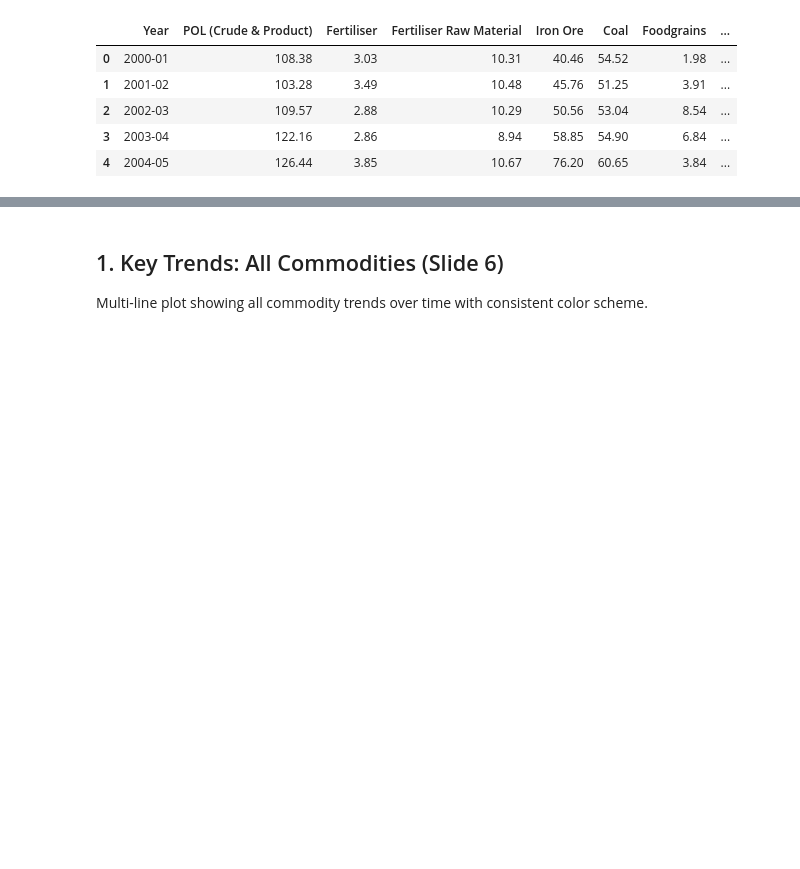
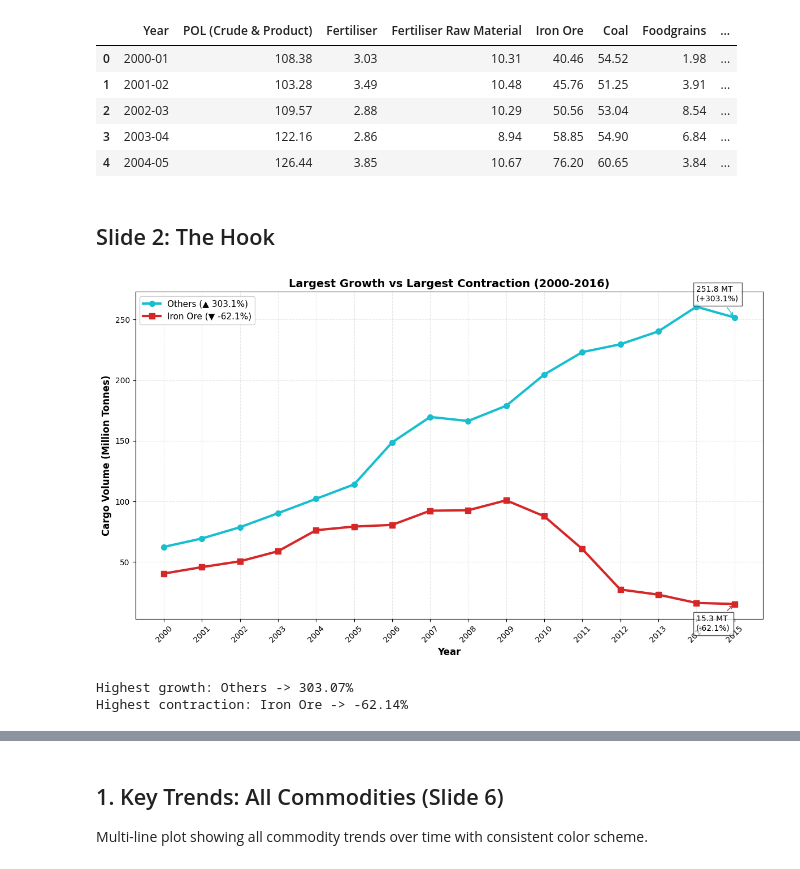
Before and after one commit to sarthak-somani/stats-project, a Jupyter notebook: slide-level-charts.ipynb, the cells around one changed output, grey strips where cells are left out. Saved outputs shown, nothing was run; the diff lists cells and outputs as text; code cells hidden in the pictures; blank space fills up the shorter version.

```diff
--- a/slide-level-charts.ipynb
+++ b/slide-level-charts.ipynb
@@ -48,3 +48,63 @@ Commodities: ['POL (Crude & Product)', 'Fertiliser', 'Fertiliser Raw Material',
 | 2 | 2002-03 | 109.57 | 2.88 | 10.29 | 50.56 | 53.04 | 8.54 | ... |
 | 3 | 2003-04 | 122.16 | 2.86 | 8.94 | 58.85 | 54.90 | 6.84 | ... |
 | 4 | 2004-05 | 126.44 | 3.85 | 10.67 | 76.20 | 60.65 | 3.84 | ... |
+# %% [markdown]
+## Slide 2: The Hook
+# %%
+# Identify commodity with largest growth and largest contraction (excluding totals)
+growths = {}
+for c in commodities:
+    start = df[c].iloc[0]
+    end = df[c].iloc[-1]
+    if pd.isna(start) or start == 0:
+        growths[c] = np.nan
+    else:
+        growths[c] = (end - start) / start * 100
+
+# Filter out NaNs
+valid = {k: v for k, v in growths.items() if not pd.isna(v)}
+if not valid:
+    raise ValueError("No valid commodity growth values available.")
+
+max_grow_comm = max(valid.items(), key=lambda x: x[1])[0]
+max_decline_comm = min(valid.items(), key=lambda x: x[1])[0]
+max_grow_pct = valid[max_grow_comm]
+max_decline_pct = valid[max_decline_comm]
+
+# Plot both series
+plt.figure(figsize=(12, 7))
+
+color_up = commodity_colors.get(max_grow_comm, '#2ca02c')
+color_down = commodity_colors.get(max_decline_comm, '#d62728')
+
+plt.plot(years, df[max_grow_comm], marker='o', linewidth=3, markersize=7,
+         label=f"{max_grow_comm} (▲ {max_grow_pct:.1f}%)", color=color_up)
+plt.plot(years, df[max_decline_comm], marker='s', linewidth=3, markersize=7,
+         label=f"{max_decline_comm} (▼ {max_decline_pct:.1f}%)", color=color_down)
+
+# Annotate end values and percent changes
+y_end_up = df[max_grow_comm].iloc[-1]
+y_end_down = df[max_decline_comm].iloc[-1]
+plt.annotate(f"{y_end_up:.1f} MT\n(+{max_grow_pct:.1f}%)",
+             xy=(years.iloc[-1], y_end_up), xytext=(years.iloc[-1] - 1, y_end_up + (plt.ylim()[1]*0.05)),
+             arrowprops=dict(arrowstyle='->', color=color_up), fontsize=10, bbox=dict(facecolor='white', alpha=0.7))
+plt.annotate(f"{y_end_down:.1f} MT\n({max_decline_pct:.1f}%)",
+             xy=(years.iloc[-1], y_end_down), xytext=(years.iloc[-1] - 1, y_end_down - (plt.ylim()[1]*0.08)),
+             arrowprops=dict(arrowstyle='->', color=color_down), fontsize=10, bbox=dict(facecolor='white', alpha=0.7))
+
+plt.xlabel('Year', fontsize=12, fontweight='bold')
+plt.ylabel('Cargo Volume (Million Tonnes)', fontsize=12, fontweight='bold')
+plt.title('Largest Growth vs Largest Contraction (2000-2016)', fontsize=14, fontweight='bold')
+plt.legend(loc='best', fontsize=11, framealpha=0.9)
+plt.grid(True, alpha=0.3, linestyle='--')
+plt.xticks(years, rotation=45)
+plt.tight_layout()
+plt.show()
+
+# Print summary
+print(f"Highest growth: {max_grow_comm} -> {max_grow_pct:.2f}%")
+print(f"Highest contraction: {max_decline_comm} -> {max_decline_pct:.2f}%")
+# %% [output]
+[figure, added]
+Highest growth: Others -> 303.07%
+Highest contraction: Iron Ore -> -62.14%
```
Also changed, not shown: parts of 17 cells of this notebook.
